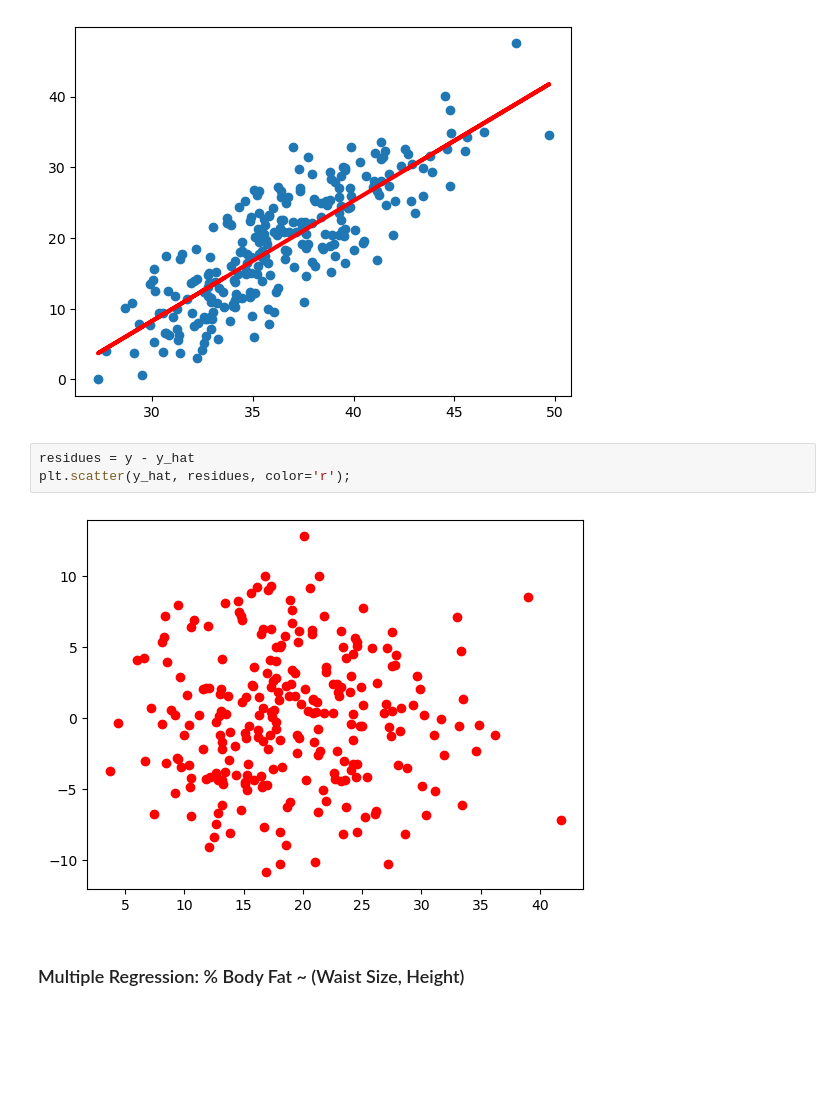
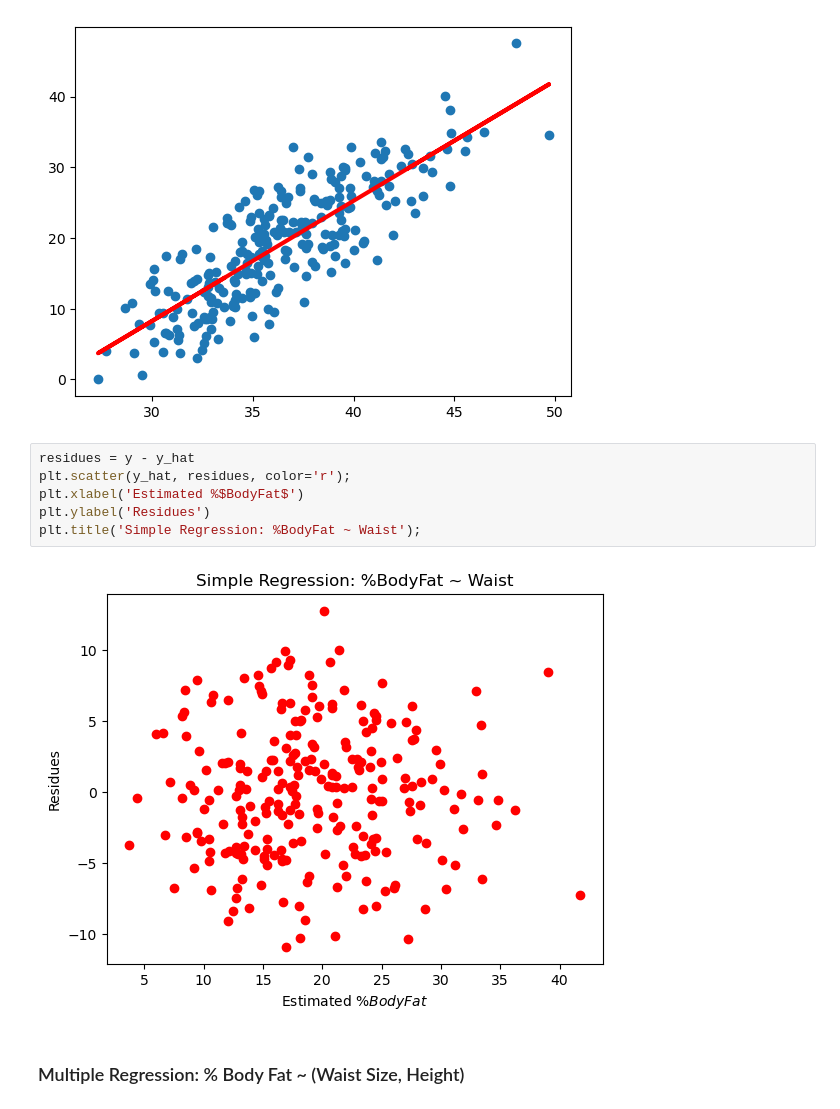
Before and after one commit to StephenDSNYC/IS5, a Jupyter notebook: code/ch09/ch09bodyfat.ipynb, the cells around one changed output. Cells and saved outputs as stored; diff of their text form; blank space fills up the shorter version.

```diff
--- a/code/ch09/ch09bodyfat.ipynb
+++ b/code/ch09/ch09bodyfat.ipynb
@@ -46,8 +47,11 @@ plt.plot(x, y_hat, color='r', lw=3);
 # %%
 residues = y - y_hat
 plt.scatter(y_hat, residues, color='r');
+plt.xlabel('Estimated %$BodyFat$')
+plt.ylabel('Residues')
+plt.title('Simple Regression: %BodyFat ~ Waist');
 # %% [output]
-[figure, old version]
+[figure, new version]
 # %% [markdown]
 ### Multiple Regression:  % Body Fat ~ (Waist Size, Height)
 # %%
```
Also changed, not shown: parts of 7 cells of this notebook, 2 other files.
